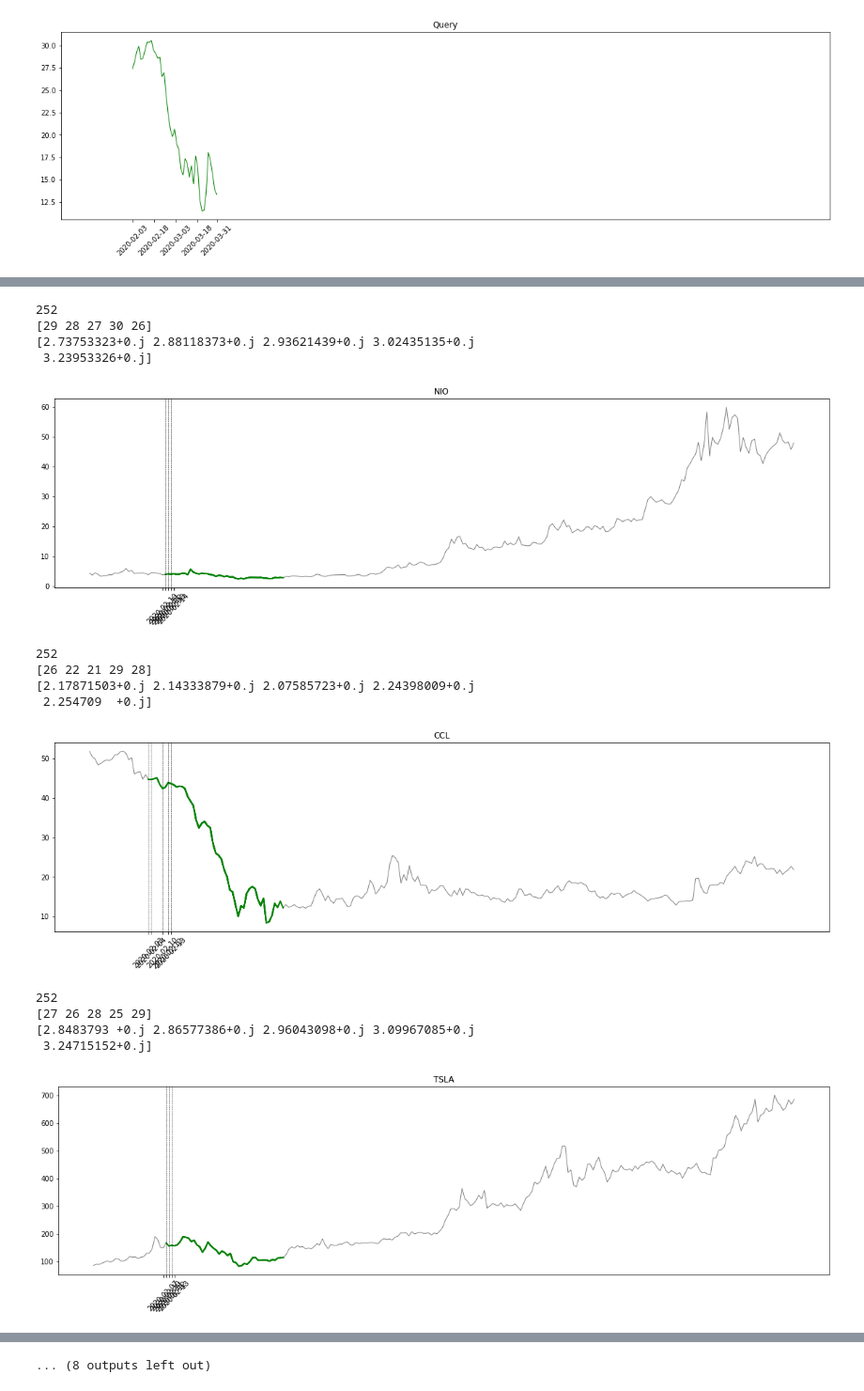
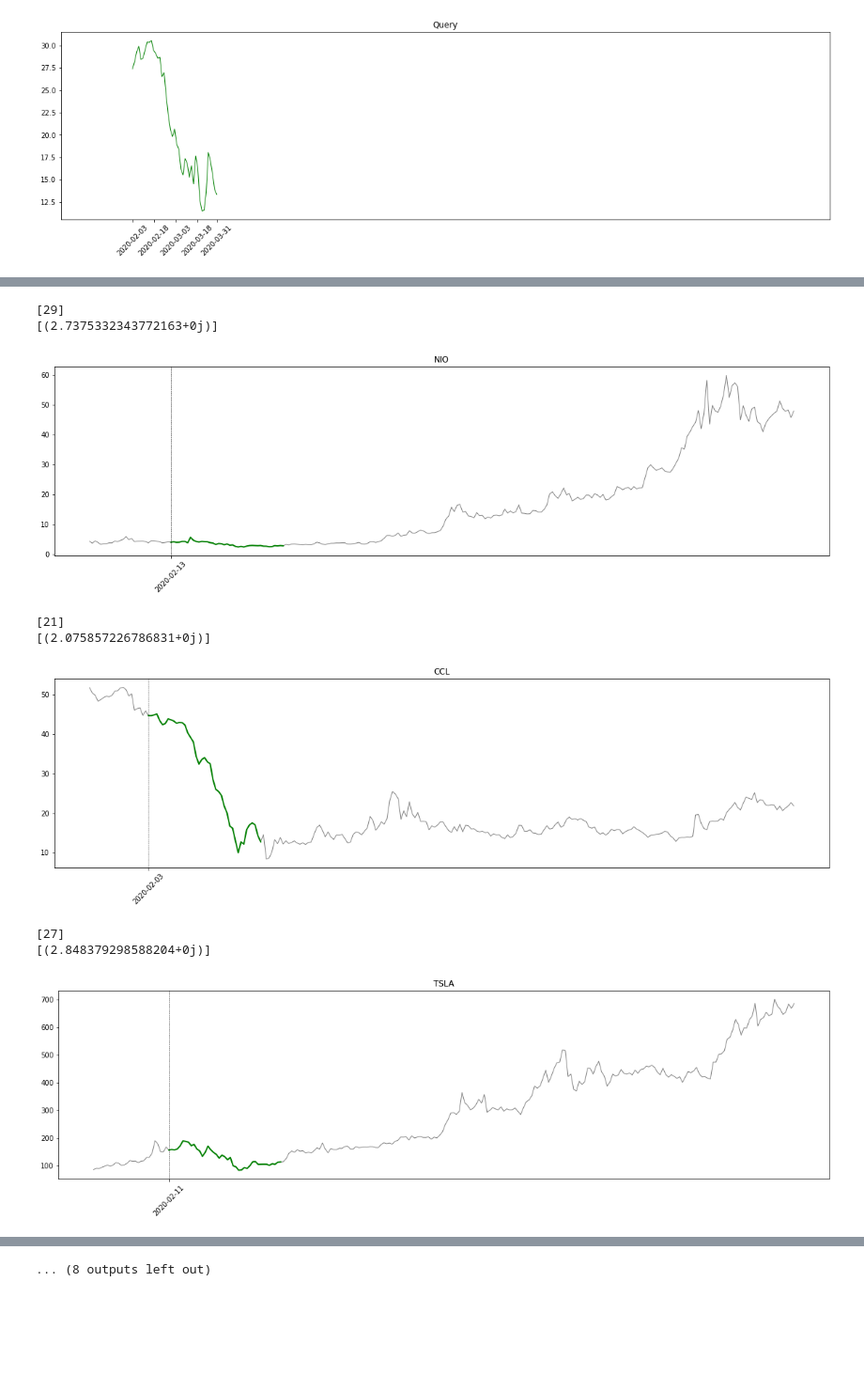
Before and after one commit to vladcioaba/vault, a Jupyter notebook: SimilaritySearchInTimeSeries.ipynb, the cells around one changed output, grey strips where cells are left out. Shown: that part at 94% size. Cells and saved outputs as stored; diff of their text form; code cells hidden in the pictures; blank space fills up the shorter version.

```diff
--- a/SimilaritySearchInTimeSeries.ipynb
+++ b/SimilaritySearchInTimeSeries.ipynb
@@ -141,10 +141,8 @@ import numpy as np
 import mass_ts as mts
 from mass_ts.core import precheck_series_and_query
 import matplotlib.pyplot as plt
-
-
-batch_size = len(query)
-top_matches = 5
+import time
+import datetime
 
 def min_subsequence_distance(values):
     iteration, batch_size, subsequence, query = values
@@ -171,6 +169,7 @@ def compute_similarities(ts, query):
   ts, query = precheck_series_and_query(ts, query)
 
   n = len(ts)
+  batch_size = len(query)
   matches = []
 
   # generate indices to process over given batch size
@@ -185,6 +184,7 @@ def compute_similarities(ts, query):
 
   # find the best K number of matches
   # distance is in column 1
+  top_matches = min(len(matches), 10)
   top_indices = np.argpartition(matches[:, 1], top_matches)[0:top_matches]
 
   # ignore the warning when casting the index values back to ints
@@ -192,54 +192,77 @@ def compute_similarities(ts, query):
   # distances
   with np.warnings.catch_warnings():
       np.warnings.filterwarnings(
           'ignore',
           r'Casting complex values to real discards the imaginary part'
       )
       best_indices = matches[:, 0][top_indices].astype('int64')
 
   best_dists = matches[:, 1][top_indices]
 
   return (best_indices, best_dists)
 
 for obj in series:
   data = obj['data']
   symbol_str = obj['symbol']
   ts = list(data['Avg'].values)
   data_len = len(data['Date'])
 
   plt.figure(figsize=(20,5))
   plt.title(symbol_str)
   plt.plot(data['Date'], data['Avg'], linewidth=1, c='gray')
 
   try:
     indices, distances = compute_similarities(ts, query)
   except Exception as error:
-    #print(error)
+    print(error)
     pass
 
-  print(indices)
-  print(distances)
-  for idx, dist in zip(indices, distances):
-    if dist > 3.0: # threshold for best find
-      continue
-    plt.plot(data['Date'][idx:idx+len(query)], data['Avg'][idx:idx+len(query)], linewidth=2, c='g')
-    plt.axvline(x=data['Date'][idx], color='k', linewidth=0.5, linestyle='--')
+  # find minimums
+  indices_filtered = []
+  distances_filtered = []
+  i_len = len(indices)
+  batch_size = len(query)
+  if i_len:
+    matches = sorted(zip(indices, distances), key=lambda x: x[0])
+    indices_filtered.append(matches[0][0])
+    distances_filtered.append(matches[0][1])
+    dfm = "%Y-%m-%d"
+    for i in range(0, i_len):
+      # print(str(matches[i][0]))
+      # print(data['Date'][matches[i][0]])
+      # print(data['Date'][indices_filtered[-1]])
+      t2 = time.mktime(datetime.datetime.strptime(data['Date'][matches[i][0]], dfm).timetuple()) / 86400.0
+      t1 = time.mktime(datetime.datetime.strptime(data['Date'][indices_filtered[-1]], dfm).timetuple()) / 86400.0
+      if abs(t2 - t1) < batch_size: # vecinity treshold
+        #print(str(t2 - t1))
+        if matches[i][1] < distances_filtered[-1]:
+          indices_filtered[-1] = matches[i][0]
+          distances_filtered[-1] = matches[i][1]
+      else:
+        indices_filtered.append(matches[i][0])
+        distances_filtered.append(matches[i][1])
 
-  plt.xticks(indices, rotation = 45)
+    #print(indices_filtered)
+    #print(distances_filtered)
+    x_ticks = []
+    for idx, dist in zip(indices_filtered, distances_filtered):
+      if dist > 3.0: # threshold for best find
+        continue
+      plt.plot(data['Date'][idx:idx+len(query)], data['Avg'][idx:idx+len(query)], linewidth=2, c='g')
+      plt.axvline(x=data['Date'][idx], color='k', linewidth=0.5, linestyle='--')
+      x_ticks.append(data['Date'][idx])
+
+    if len(x_ticks):
+      plt.xticks(x_ticks, rotation = 45)
+
   plt.show()
 # %% [output]
-252
-[29 28 27 30 26]
-[2.73753323+0.j 2.88118373+0.j 2.93621439+0.j 3.02435135+0.j
- 3.23953326+0.j]
+[29]
+[(2.7375332343772163+0j)]
-[figure, old version]
+[figure, new version]
-252
-[26 22 21 29 28]
-[2.17871503+0.j 2.14333879+0.j 2.07585723+0.j 2.24398009+0.j
- 2.254709  +0.j]
+[21]
+[(2.075857226786831+0j)]
-[figure, old version]
+[figure, new version]
-252
-[27 26 28 25 29]
-[2.8483793 +0.j 2.86577386+0.j 2.96043098+0.j 3.09967085+0.j
- 3.24715152+0.j]
+[27]
+[(2.848379298588204+0j)]
-[figure, old version]
+[figure, new version]
```
Also changed, not shown: parts of 1 cell of this notebook.
